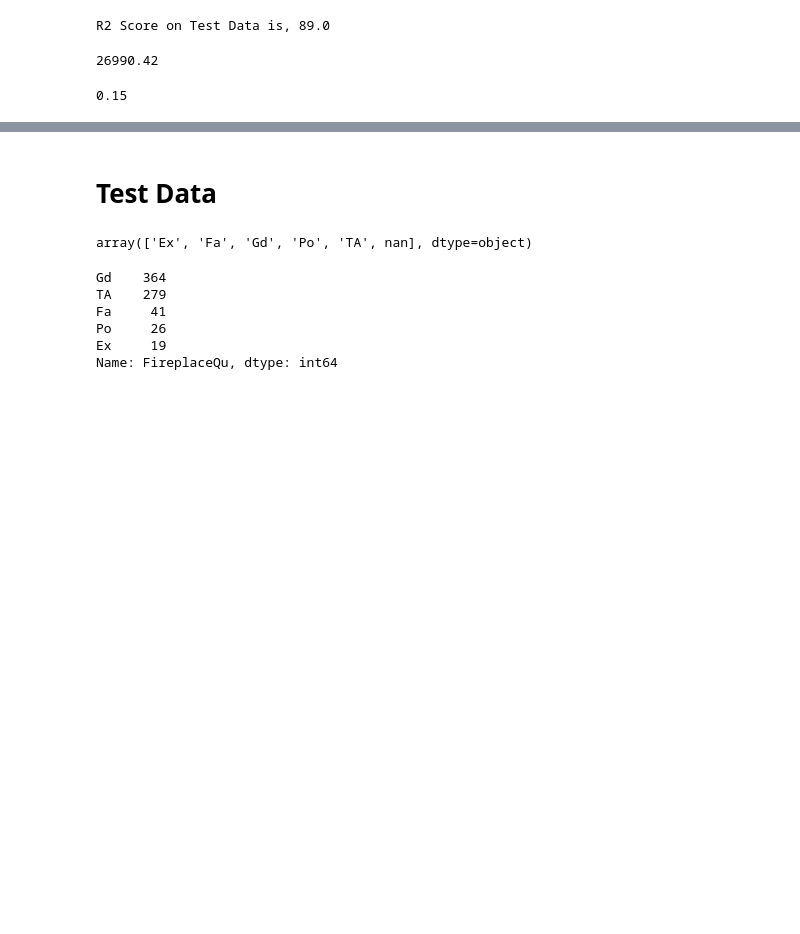
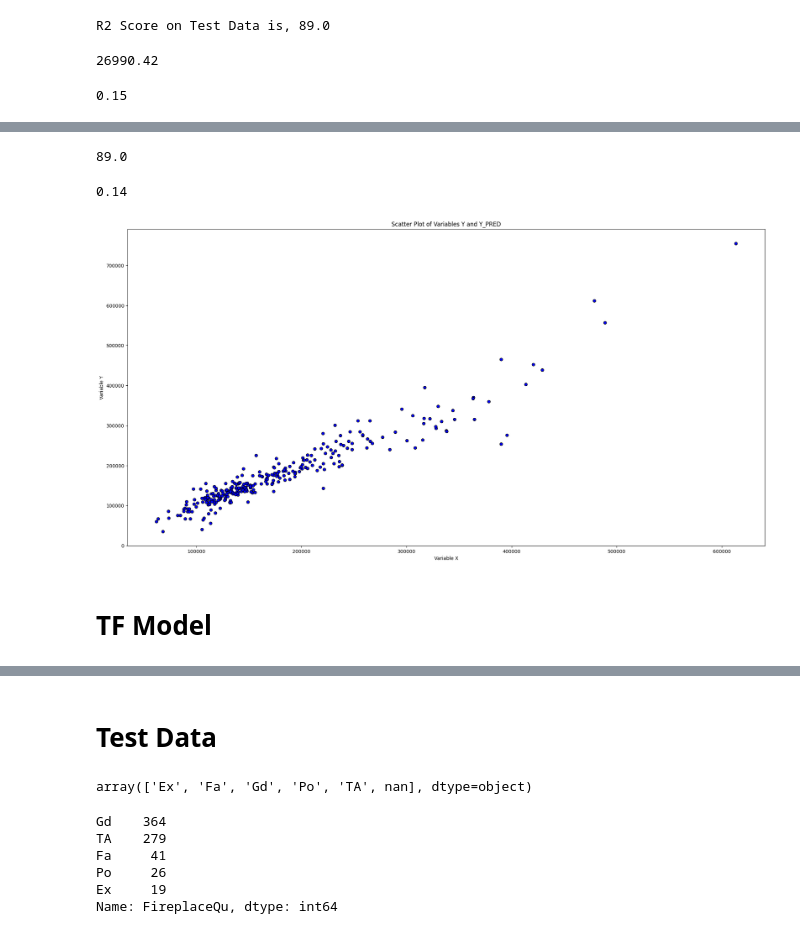
Before and after one commit to AmineMrabet12/dsp-amine-mrabet, a Jupyter notebook: notebooks/house-prices-modeling.ipynb, the cells around one changed output, grey strips where cells are left out. Drawn from its saved outputs; the diff is of its cells as text; code cells hidden in the pictures; blank space fills up the shorter version.

```diff
--- a/notebooks/house-prices-modeling.ipynb
+++ b/notebooks/house-prices-modeling.ipynb
@@ -212,0 +218,16 @@ compute_rmsle(y_test, y_pred_test)
+# %%
+params = {
+'n_estimators' : [100, 150, 200, 250, 300, 350, 400, 500, 750, 800, 850], # no of trees
+'learning_rate' : [0.01, 0.02, 0.03, 0.04, 0.05, 0.1, 0.25, 0.5], # eta
+'min_child_weight': [1, 5, 7, 10],
+'gamma': [0.1, 0.5, 1, 1.5, 2, 5],
+'subsample': [0.6, 0.8, 1.0],
+'colsample_bytree': [0.6, 0.8, 0.9, 1.0],
+'max_depth': [3, 4, 5, 10, 12, 15, 20]
+}
+folds = 5
+param_comb = 100
+
+random_search = RandomizedSearchCV(xgb_reg, param_distributions=params, n_iter=param_comb, n_jobs=-1, cv=folds, verbose=3, random_state=42)
+# Fitting on the validation set
+random_search.fit(X_test, y_test)
@@ -212,0 +293,23 @@ compute_rmsle(y_test, y_pred_test)
+# %%
+r2_score
+# %% [output]
+89.0
+# %%
+compute_rmsle(y_test, y_pred_test_hpt)
+# %% [output]
+0.14
+# %%
+plt.figure(figsize=(24, 12))
+plt.scatter(y_pred_test, list(y_test), color='blue', edgecolors='black') #, label=f"Correlation: {correlation:.2f}")
+plt.xlabel('Variable X')
+plt.ylabel('Variable Y')
+plt.title('Scatter Plot of Variables Y and Y_PRED')
+# plt.xlim(0, 100000)
+# plt.ylim(0, 100000)
+# plt.legend()
+plt.grid(False)
+plt.show()
+# %% [output]
+[figure, added]
+# %% [markdown]
+# TF Model
```
Also changed, not shown: parts of 22 cells of this notebook, 4 other files.
